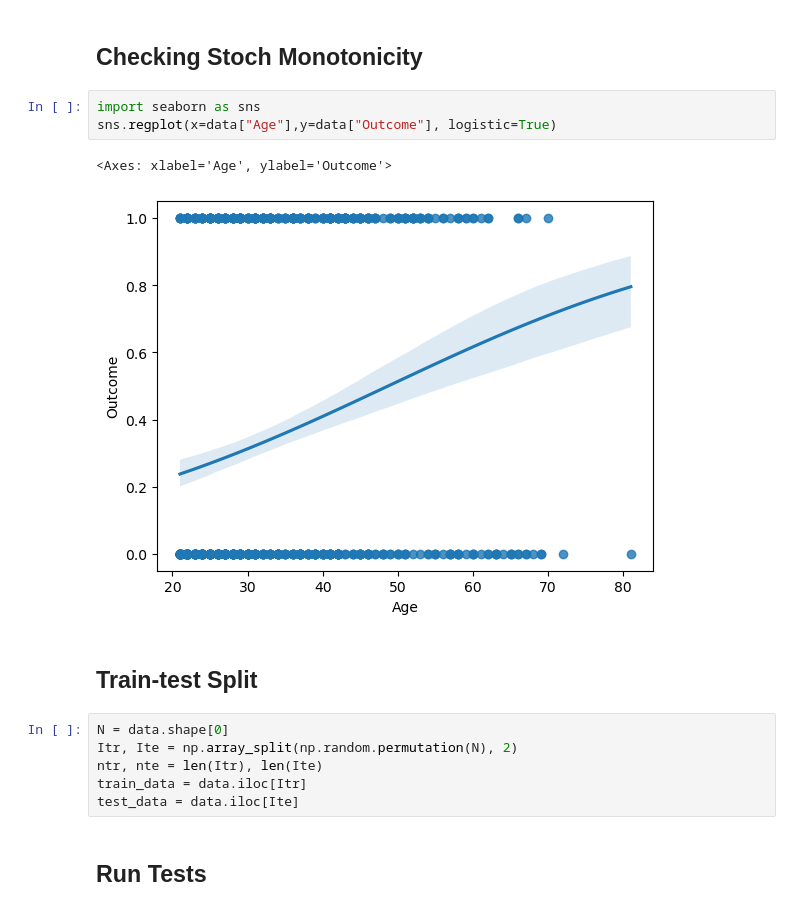
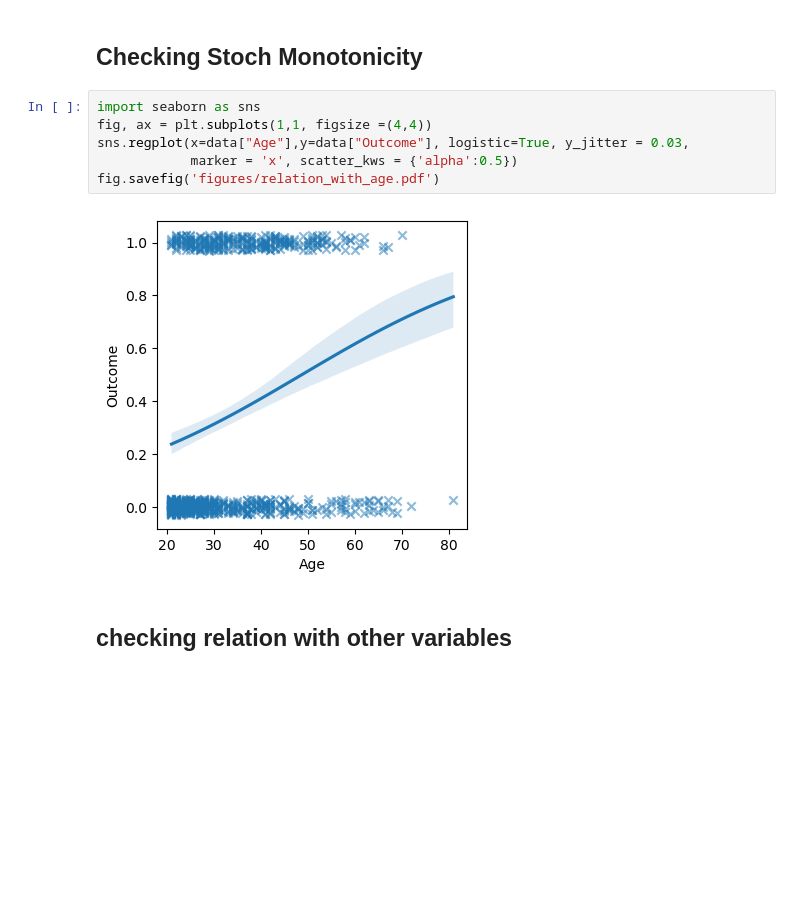
Before and after one commit to jake-soloff/PairSwap-ICI-Experiments, a Jupyter notebook: diabetes_analysis.ipynb, the cells around one changed output. Saved outputs shown, nothing was run; the diff lists cells and outputs as text; blank space fills up the shorter version.

Commit message:
update real data analysis
added bootstrap

```diff
--- a/diabetes_analysis.ipynb
+++ b/diabetes_analysis.ipynb
@@ -65,18 +65,12 @@ pd.plotting.scatter_matrix(data, alpha=0.2);
 ## Checking Stoch Monotonicity
 # %%
 import seaborn as sns
-sns.regplot(x=data["Age"],y=data["Outcome"], logistic=True)
+fig, ax = plt.subplots(1,1, figsize =(4,4))
+sns.regplot(x=data["Age"],y=data["Outcome"], logistic=True, y_jitter = 0.03,
+            marker = 'x', scatter_kws = {'alpha':0.5})
+fig.savefig('figures/relation_with_age.pdf')
 # %% [output]
-<Axes: xlabel='Age', ylabel='Outcome'>
-[figure, old version]
+[figure, new version]
-# %% [markdown]
-## Train-test Split
-# %%
-N = data.shape[0]
-Itr, Ite = np.array_split(np.random.permutation(N), 2)
-ntr, nte = len(Itr), len(Ite)
-train_data = data.iloc[Itr]
-test_data = data.iloc[Ite]
-# %% [markdown]
-## Run Tests
+# %% [markdown]
+## checking relation with other variables
 # %%
```
Also changed, not shown: parts of 7 cells of this notebook, 3 other files.
